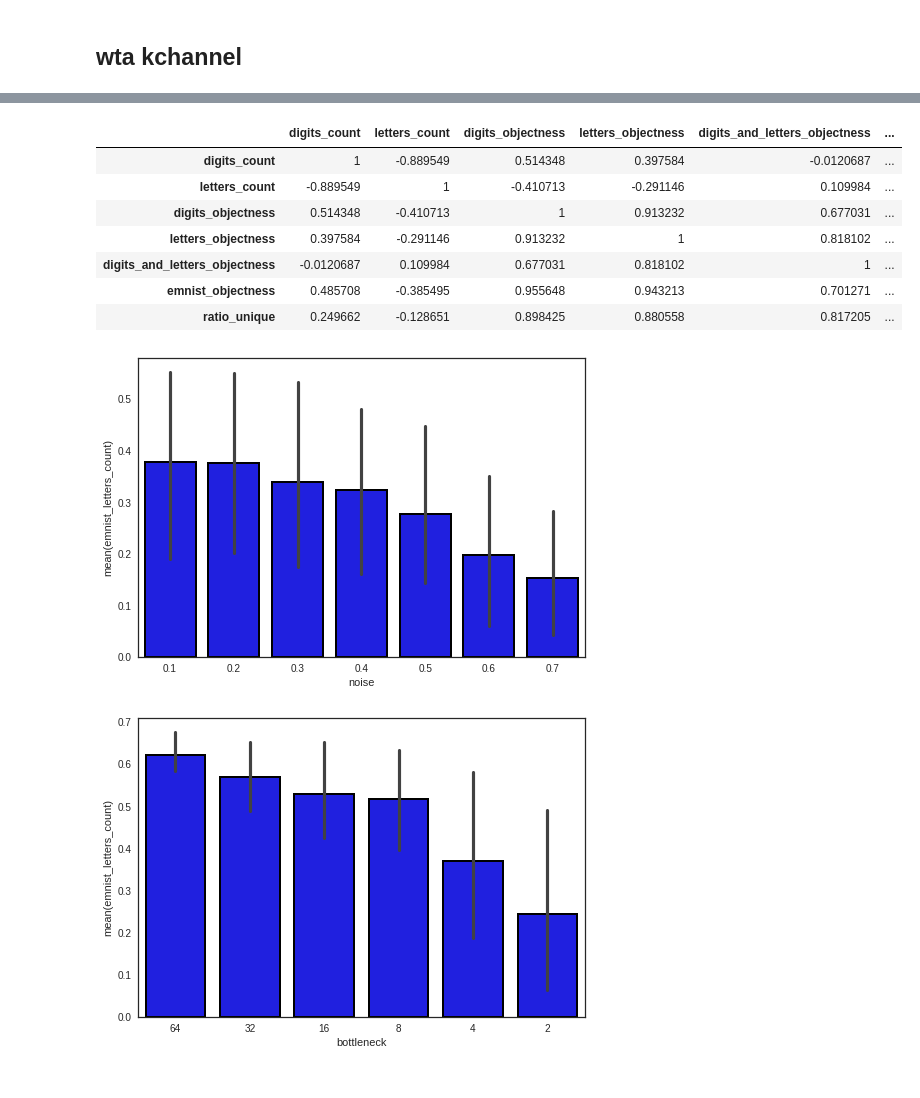
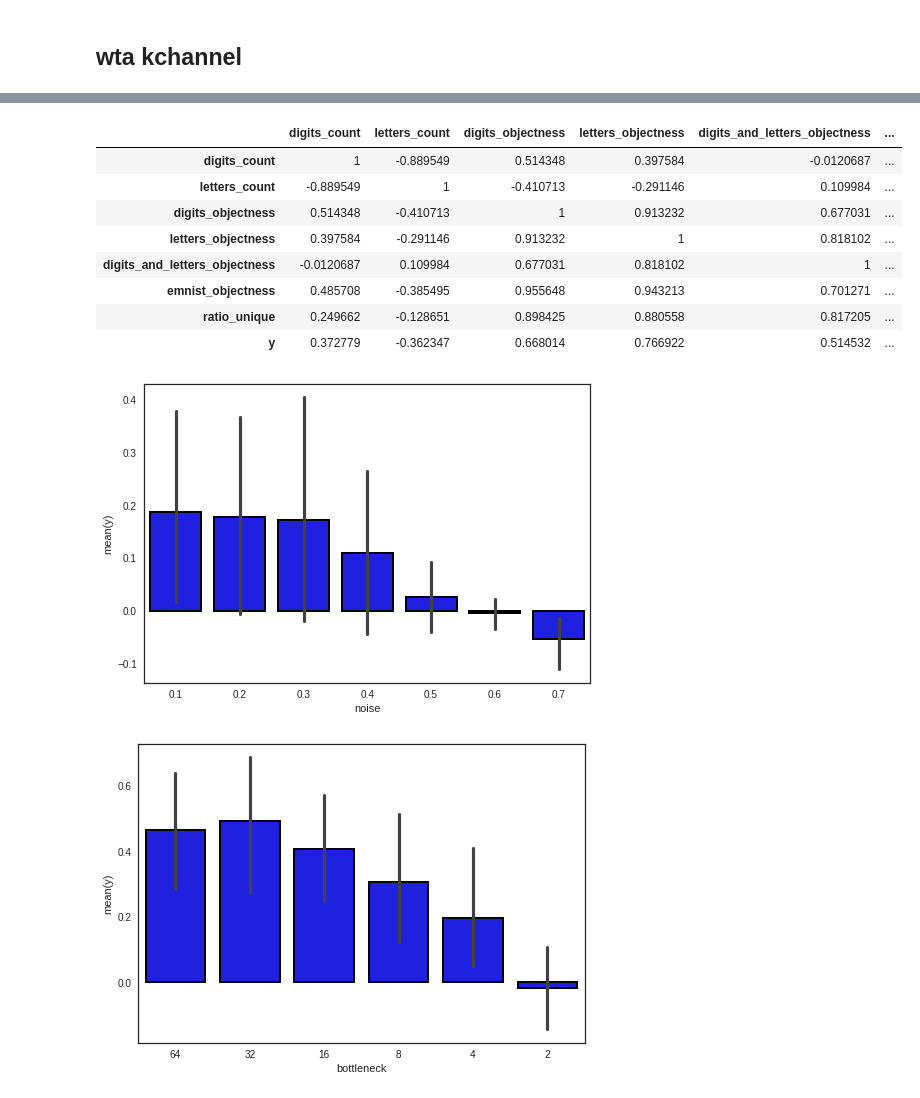
Before and after one commit to mehdidc/out_of_class, a Jupyter notebook: ae/ipynb/analysis.ipynb, the cells around one changed output, grey strips where cells are left out. Cells and saved outputs as stored; diff of their text form; code cells hidden in the pictures.

```diff
--- a/ae/ipynb/analysis.ipynb
+++ b/ae/ipynb/analysis.ipynb
@@ -79,6 +79,8 @@ df_full = df_full.set_index('job_id')
 df_full['in_score'] =  df_full['emnist_digits_count'] + 5*df_full['emnist_object'] + 10*df_full['digits_diversity']
 df_full['out_score'] =  df_full['emnist_letters_count'] + 5*df_full['emnist_object'] + 10*df_full['letters_diversity']
 df_full.to_csv('hypers.csv')
+# %%
+df_full = pd.read_csv('hypers.csv').set_index('id')
 # %% [markdown]
 ## Fix stride. vary nb of layers
 # %%
@@ -165,27 +167,29 @@ d = d.sort_values(by='y', ascending=False)
 # %%
 labels = [
     'digits_count',
     'letters_count',
     'digits_objectness',
     'letters_objectness',
     'digits_and_letters_objectness',
     'emnist_objectness',
-    'ratio_unique'
+    'ratio_unique',
+    'y',
 ]
 
 d = df_full[labels].corr()
 def m(val):
     color = 'yellow' if abs(val) > 0.8 else 'white'
     return 'background-color: %s' % color
 
 d = d.style.applymap(m)
 d
 # %% [output]
 |  | digits_count | letters_count | digits_objectness | letters_objectness | digits_and_letters_objectness | ... |
 | digits_count | 1 | -0.889549 | 0.514348 | 0.397584 | -0.0120687 | ... |
 | letters_count | -0.889549 | 1 | -0.410713 | -0.291146 | 0.109984 | ... |
 | digits_objectness | 0.514348 | -0.410713 | 1 | 0.913232 | 0.677031 | ... |
 | letters_objectness | 0.397584 | -0.291146 | 0.913232 | 1 | 0.818102 | ... |
 | digits_and_letters_objectness | -0.0120687 | 0.109984 | 0.677031 | 0.818102 | 1 | ... |
 | emnist_objectness | 0.485708 | -0.385495 | 0.955648 | 0.943213 | 0.701271 | ... |
 | ratio_unique | 0.249662 | -0.128651 | 0.898425 | 0.880558 | 0.817205 | ... |
+| y | 0.372779 | -0.362347 | 0.668014 | 0.766922 | 0.514532 | ... |
@@ -203,21 +200,21 @@ df = df[df['sampler'] == 'mnist_noise']
 df = df[df['noise']<=0.7]
 ax = sns.barplot(
     x='noise',
-    y='emnist_letters_count',
+    y='y',
     data=df,
     linewidth=2,
     color='blue',
     edgecolor=['black']*len(df),
 )
 # %% [output]
-[figure, old version]
+[figure, new version]
 # %%
 df = df_full
 df = df[df['sampler'] == 'mnist_capacity']
 #df = df[df['nb_layers']==3]
 ax = sns.barplot(
     x='bottleneck',
-    y='emnist_letters_count',
+    y='y',
     data=df,
     order=[64, 32, 16, 8, 4, 2],
     linewidth=2,
@@ -226,7 +223,7 @@ ax = sns.barplot(
 )
 #show_several(df)
 # %% [output]
-[figure, old version]
+[figure, new version]
 # %%
 df = df_full
 df = df[df['sampler'] == 'mnist_deep_kchannel']
```
Also changed, not shown: parts of 4 cells of this notebook, 1 other file.
